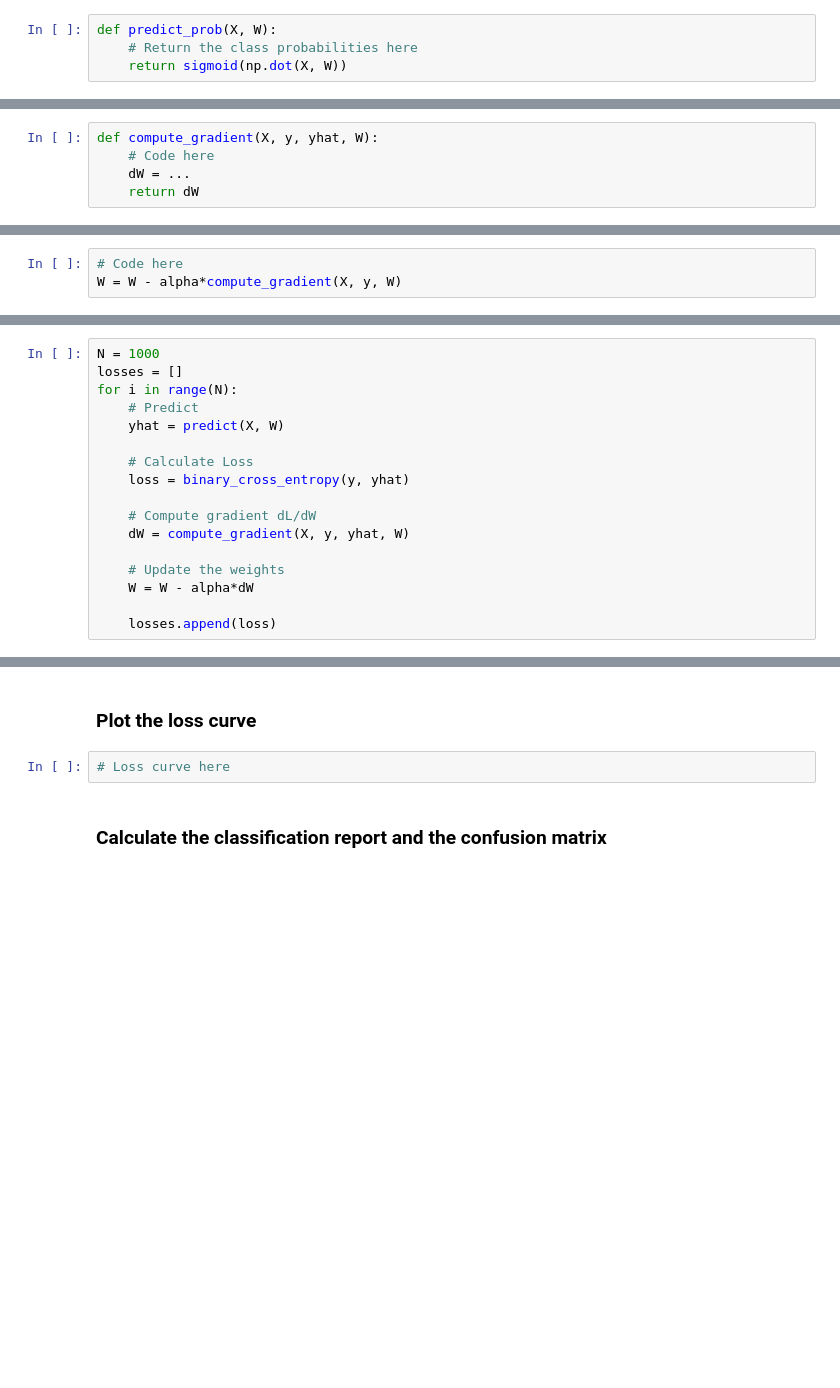
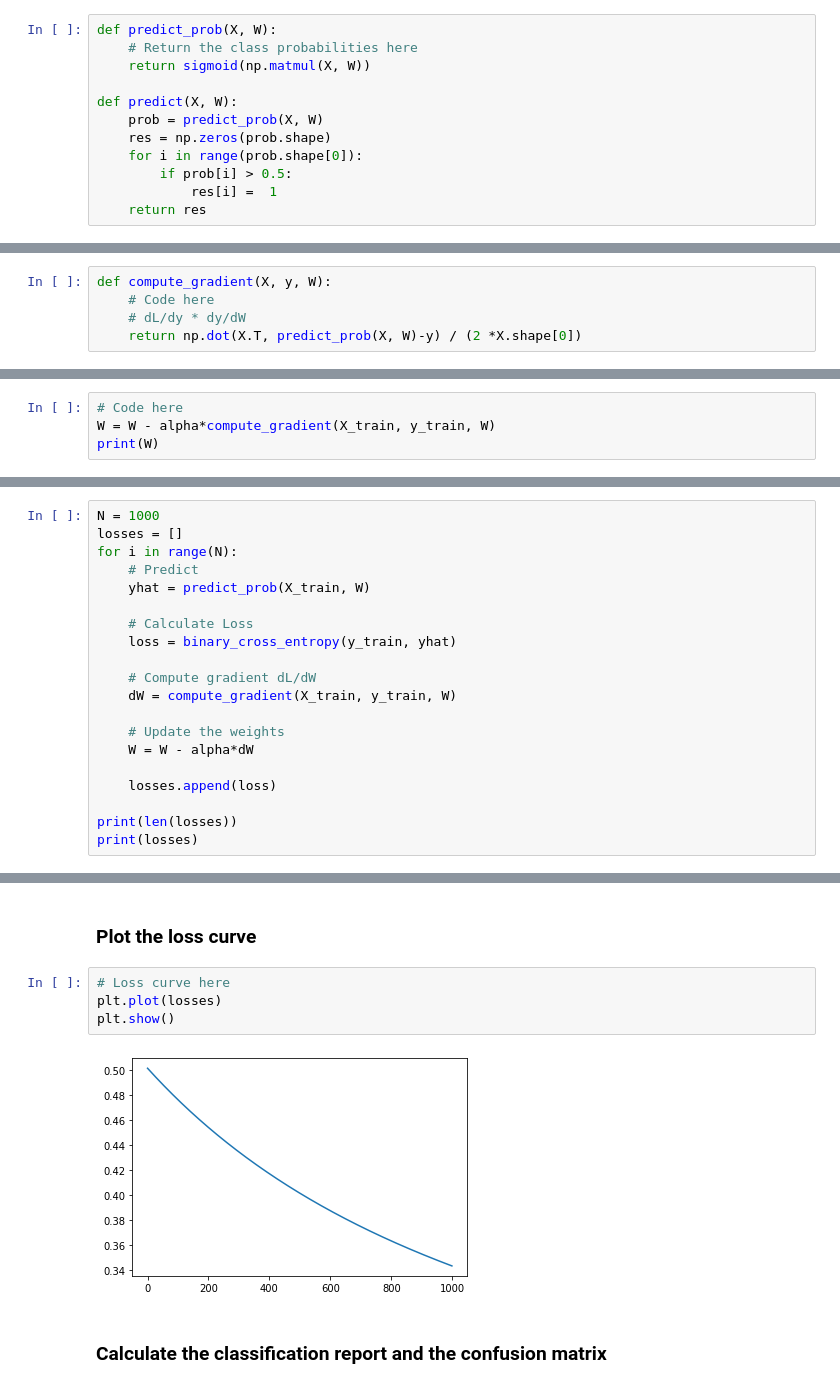
Before and after one commit to blurryface5178/assignments, a Jupyter notebook: Assignment_4/Logistic Regression.ipynb, the cells around one changed output, grey strips where cells are left out. Cells and saved outputs as stored; diff of their text form; blank space fills up the shorter version.

```diff
--- a/Assignment_4/Logistic Regression.ipynb
+++ b/Assignment_4/Logistic Regression.ipynb
@@ -72,7 +89,15 @@ def sigmoid_(X: np.array):
 # %%
 def predict_prob(X, W):
     # Return the class probabilities here
-    return sigmoid(np.dot(X, W))
+    return sigmoid(np.matmul(X, W))
+
+def predict(X, W):
+    prob = predict_prob(X, W)
+    res = np.zeros(prob.shape)
+    for i in range(prob.shape[0]):
+        if prob[i] > 0.5:
+            res[i] =  1
+    return res
 # %% [markdown]
 ### Define the Cross entropy loss function
 
@@ -99,13 +126,14 @@ print(loss)
 ### Calculate gradient
 For practice, you can try to derive the gradient using pen and paper
 # %%
-def compute_gradient(X, y, yhat, W):
+def compute_gradient(X, y, W):
     # Code here
-    dW = ...
-    return dW
+    # dL/dy * dy/dW
+    return np.dot(X.T, predict_prob(X, W)-y) / (2 *X.shape[0])
 # %% [markdown]
 ### Update Weights
 # %%
 # Code here
-W = W - alpha*compute_gradient(X, y, W)
+W = W - alpha*compute_gradient(X_train, y_train, W)
+print(W)
 # %% [output]
@@ -117,15 +150,18 @@ N = 1000
 losses = []
 for i in range(N):
     # Predict
-    yhat = predict(X, W)
+    yhat = predict_prob(X_train, W)
 
     # Calculate Loss
-    loss = binary_cross_entropy(y, yhat)
+    loss = binary_cross_entropy(y_train, yhat)
 
     # Compute gradient dL/dW
-    dW = compute_gradient(X, y, yhat, W)
+    dW = compute_gradient(X_train, y_train, W)
 
     # Update the weights
     W = W - alpha*dW
 
     losses.append(loss)
+
+print(len(losses))
+print(losses)
@@ -133,6 +172,10 @@ for i in range(N):
 ### Plot the loss curve
 # %%
 # Loss curve here
+plt.plot(losses)
+plt.show()
+# %% [output]
+[figure, added]
 # %% [markdown]
 ### Calculate the classification report and the confusion matrix
 # %%
```
Also changed, not shown: parts of 15 cells of this notebook, 1 other file.
